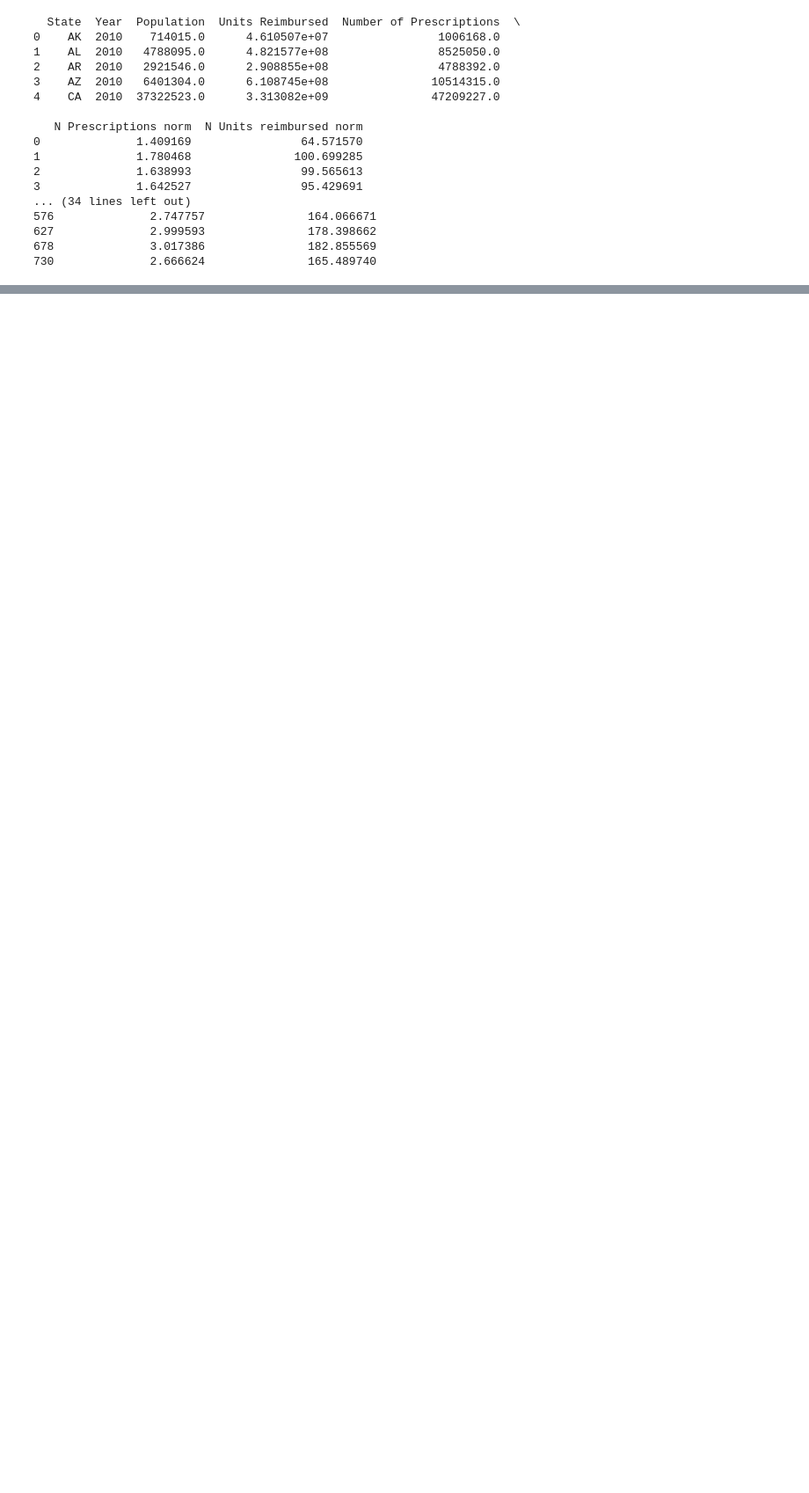
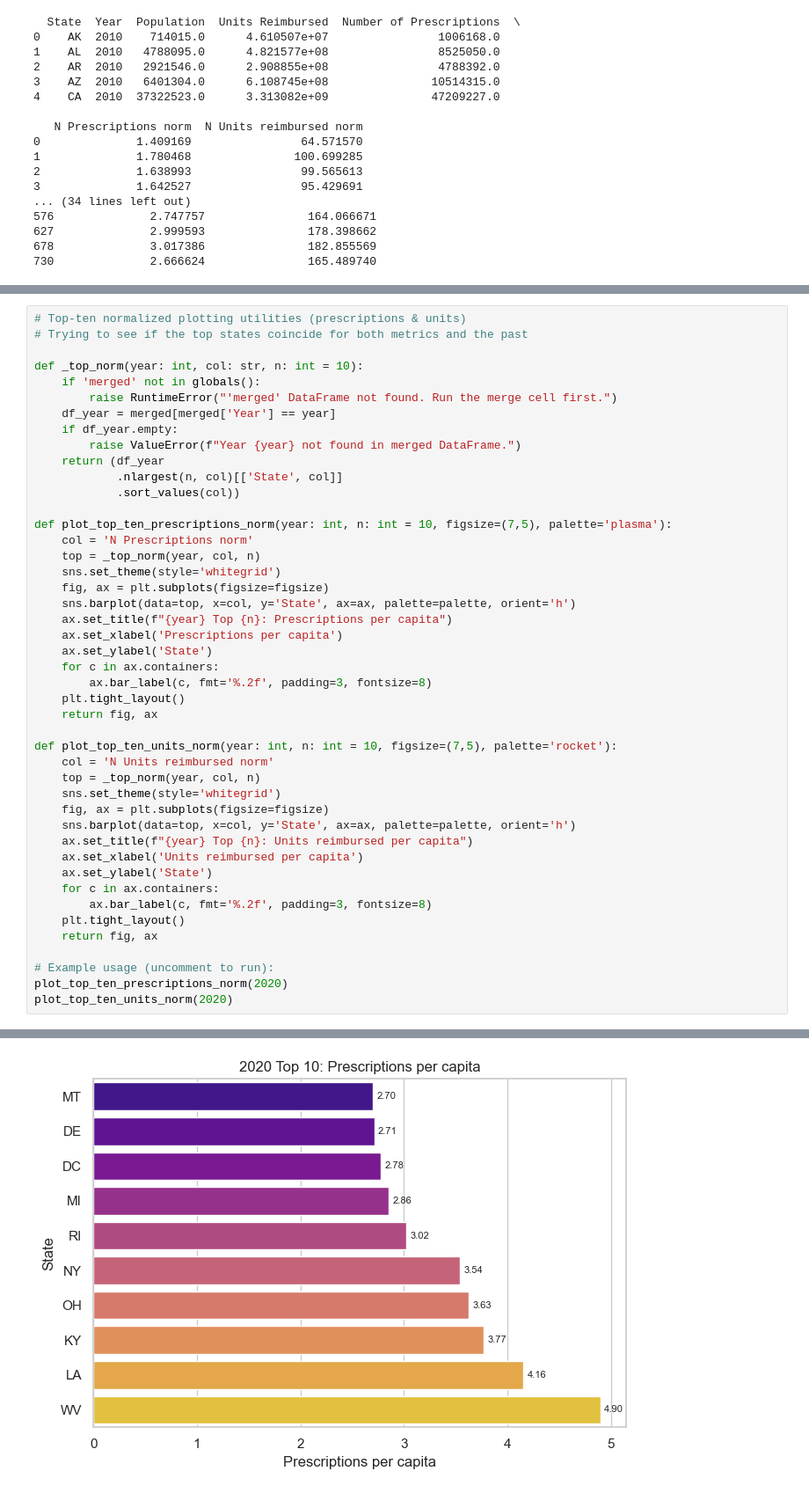
Before and after one commit to Lilianptr/DCMME, a Jupyter notebook: SDUD/File_01_SDUD.ipynb, the cells around one changed output, grey strips where cells are left out. Shown at 88% size. Drawn from its saved outputs; the diff is of its cells as text; blank space fills up the shorter version.

Commit message:
Top-ten normalized plotting utilities (prescriptions & units) added

```diff
--- a/SDUD/File_01_SDUD.ipynb
+++ b/SDUD/File_01_SDUD.ipynb
@@ -539,3 +539,49 @@ indiana_data = merged.loc[merged['State'] == 'IN'].sort_values('Year').dropna(
 Correlation between 'N Units reimbursed norm' and 'N Prescriptions norm': 0.49
 [figure]
 [figure]
+# %%
+# Top-ten normalized plotting utilities (prescriptions & units)
+# Trying to see if the top states coincide for both metrics and the past
+
+def _top_norm(year: int, col: str, n: int = 10):
+    if 'merged' not in globals():
+        raise RuntimeError("'merged' DataFrame not found. Run the merge cell first.")
+    df_year = merged[merged['Year'] == year]
+    if df_year.empty:
+        raise ValueError(f"Year {year} not found in merged DataFrame.")
+    return (df_year
+            .nlargest(n, col)[['State', col]]
+            .sort_values(col))
+
+def plot_top_ten_prescriptions_norm(year: int, n: int = 10, figsize=(7,5), palette='plasma'):
+    col = 'N Prescriptions norm'
+    top = _top_norm(year, col, n)
+    sns.set_theme(style='whitegrid')
+    fig, ax = plt.subplots(figsize=figsize)
+    sns.barplot(data=top, x=col, y='State', ax=ax, palette=palette, orient='h')
+    ax.set_title(f"{year} Top {n}: Prescriptions per capita")
+    ax.set_xlabel('Prescriptions per capita')
+    ax.set_ylabel('State')
+    for c in ax.containers:
+        ax.bar_label(c, fmt='%.2f', padding=3, fontsize=8)
+    plt.tight_layout()
+    return fig, ax
+
+def plot_top_ten_units_norm(year: int, n: int = 10, figsize=(7,5), palette='rocket'):
+    col = 'N Units reimbursed norm'
+    top = _top_norm(year, col, n)
+    sns.set_theme(style='whitegrid')
+    fig, ax = plt.subplots(figsize=figsize)
+    sns.barplot(data=top, x=col, y='State', ax=ax, palette=palette, orient='h')
+    ax.set_title(f"{year} Top {n}: Units reimbursed per capita")
+    ax.set_xlabel('Units reimbursed per capita')
+    ax.set_ylabel('State')
+    for c in ax.containers:
+        ax.bar_label(c, fmt='%.2f', padding=3, fontsize=8)
+    plt.tight_layout()
+    return fig, ax
+
+# Example usage (uncomment to run):
+plot_top_ten_prescriptions_norm(2020)
+plot_top_ten_units_norm(2020)
+# %% [output]
@@ -541,0 +597 @@ Correlation between 'N Units reimbursed norm' and 'N Prescriptions norm': 0.49
+[figure, added]
```
Also changed, not shown: parts of 2 cells of this notebook.
